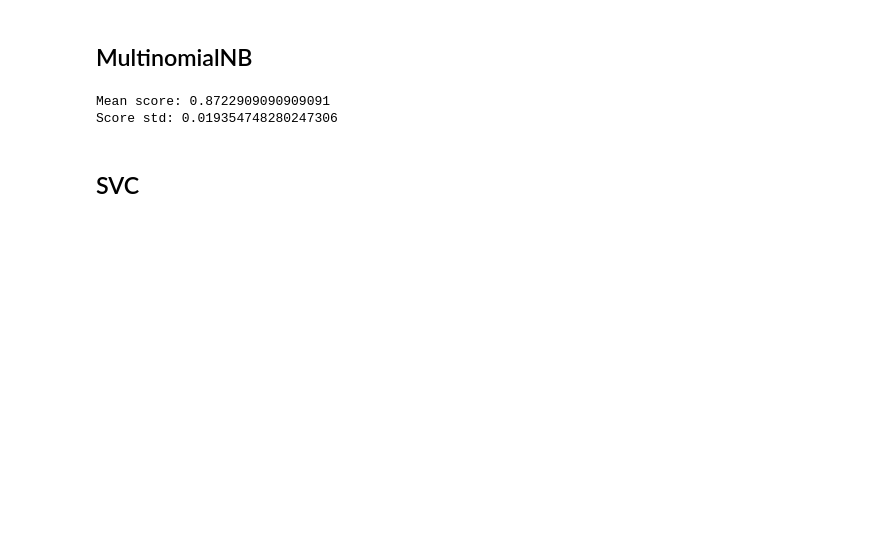
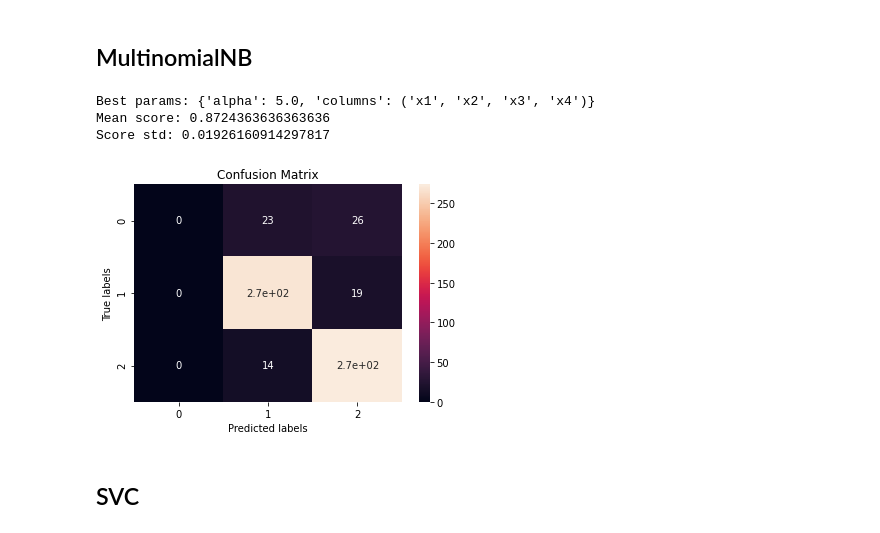
Before and after one commit to VSydorskyy/IASA_CV_LABS, a Jupyter notebook: lab_1/main.ipynb, the cells around one changed output. Cells and saved outputs as stored; diff of their text form; code cells hidden in the pictures; blank space fills up the shorter version.

```diff
--- a/lab_1/main.ipynb
+++ b/lab_1/main.ipynb
@@ -249,15 +350,21 @@ Score std: 0.0032000000000000036
 # %% [markdown]
 ## MultinomialNB
 # %%
-fit_validate(
+grid_search(
     input_df=df,
     target_col='y',
-    ml_model=MultinomialNB(),
+    use_feature_search=True,
+    ml_model=MultinomialNB,
+    search_params_grid={
+        "alpha":[1.0, 5.0, 10.0, 15.0, 20.0]
+    },
     random_state=RANDOM_STATES
 );
 # %% [output]
-Mean score: 0.8722909090909091
-Score std: 0.019354748280247306
+Best params: {'alpha': 5.0, 'columns': ('x1', 'x2', 'x3', 'x4')}
+Mean score: 0.8724363636363636
+Score std: 0.01926160914297817
+[figure, added]
 # %% [markdown]
 ## SVC
 # %%
```
Also changed, not shown: parts of 6 cells of this notebook.
